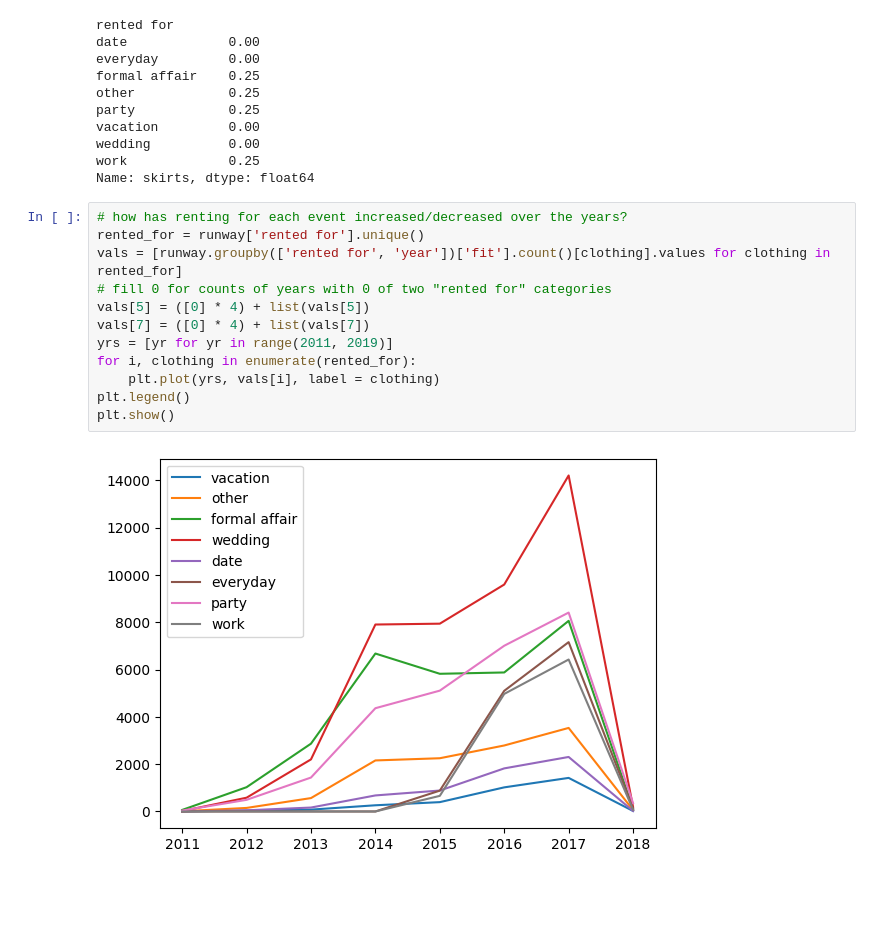
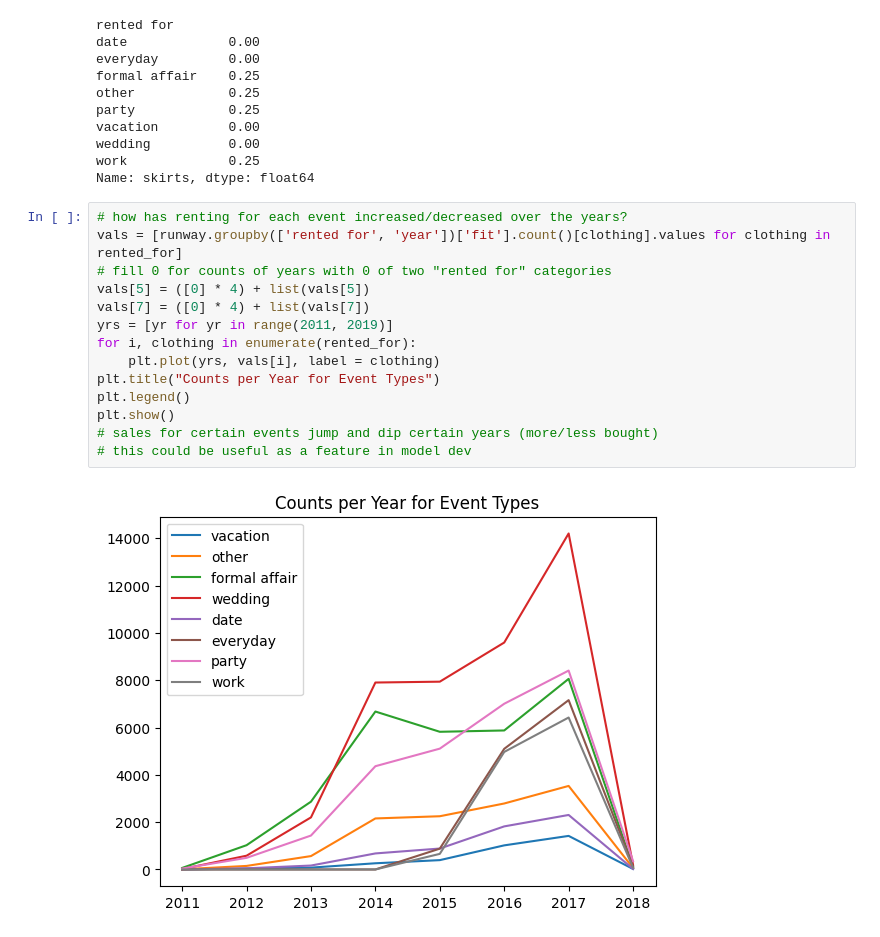
Before and after one commit to LtAstros/CSE158RTRProject, a Jupyter notebook: eda.ipynb, the cells around one changed output. Saved outputs shown, nothing was run; the diff lists cells and outputs as text; blank space fills up the shorter version.

```diff
--- a/eda.ipynb
+++ b/eda.ipynb
@@ -146,15 +336,17 @@ work             0.25
 Name: skirts, dtype: float64
 # %%
 # how has renting for each event increased/decreased over the years?
-rented_for = runway['rented for'].unique()
 vals = [runway.groupby(['rented for', 'year'])['fit'].count()[clothing].values for clothing in rented_for]
 # fill 0 for counts of years with 0 of two "rented for" categories
 vals[5] = ([0] * 4) + list(vals[5])
 vals[7] = ([0] * 4) + list(vals[7])
 yrs = [yr for yr in range(2011, 2019)]
 for i, clothing in enumerate(rented_for):
     plt.plot(yrs, vals[i], label = clothing)
+plt.title("Counts per Year for Event Types")
 plt.legend()
 plt.show()
+# sales for certain events jump and dip certain years (more/less bought)
+# this could be useful as a feature in model dev
 # %% [output]
-[figure, old version]
+[figure, new version]
```
Also changed, not shown: parts of 35 cells of this notebook, 1 other file.
